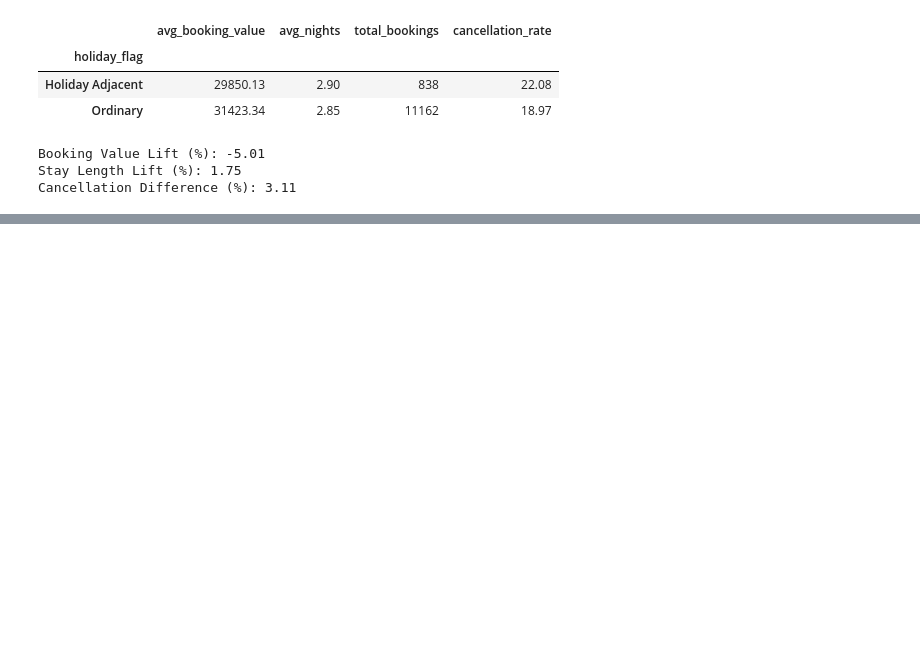
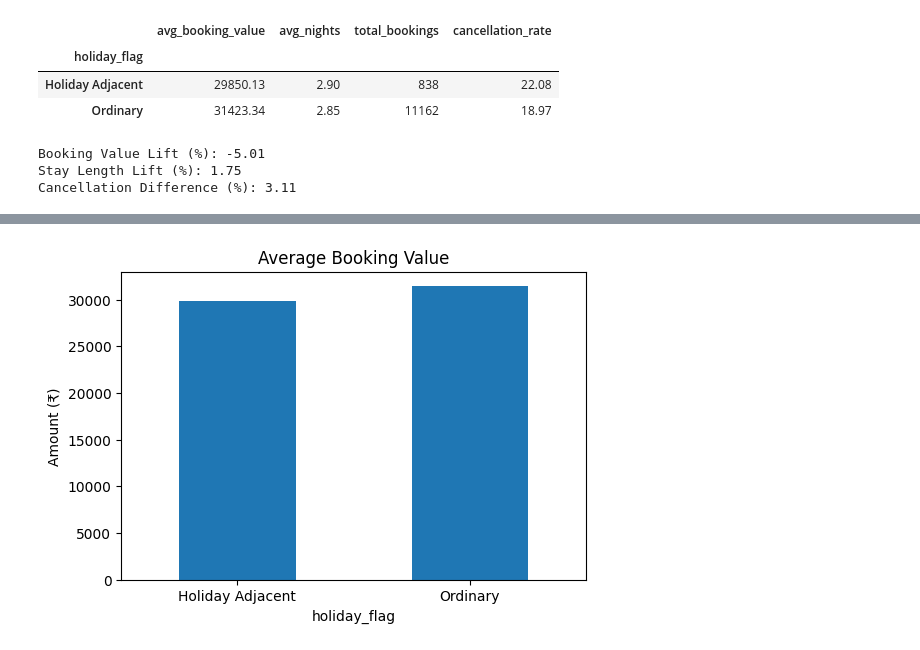
Before and after one commit to sasya025/Travclan_Section4, a Jupyter notebook: mini_project.ipynb, the cells around one changed output, grey strips where cells are left out. Cells and saved outputs as stored; diff of their text form; code cells hidden in the pictures; blank space fills up the shorter version.

```diff
--- a/mini_project.ipynb
+++ b/mini_project.ipynb
@@ -222,0 +244,16 @@ Cancellation Difference (%): 3.11
+# %%
+summary['avg_booking_value'].plot(
+    kind='bar',
+    figsize=(6,4)
+)
+
+plt.title(
+    'Average Booking Value'
+)
+
+plt.ylabel('Amount (₹)')
+plt.xticks(rotation=0)
+
+plt.show()
+# %% [output]
+[figure, added]
```
Also changed, not shown: parts of 2 cells of this notebook.
